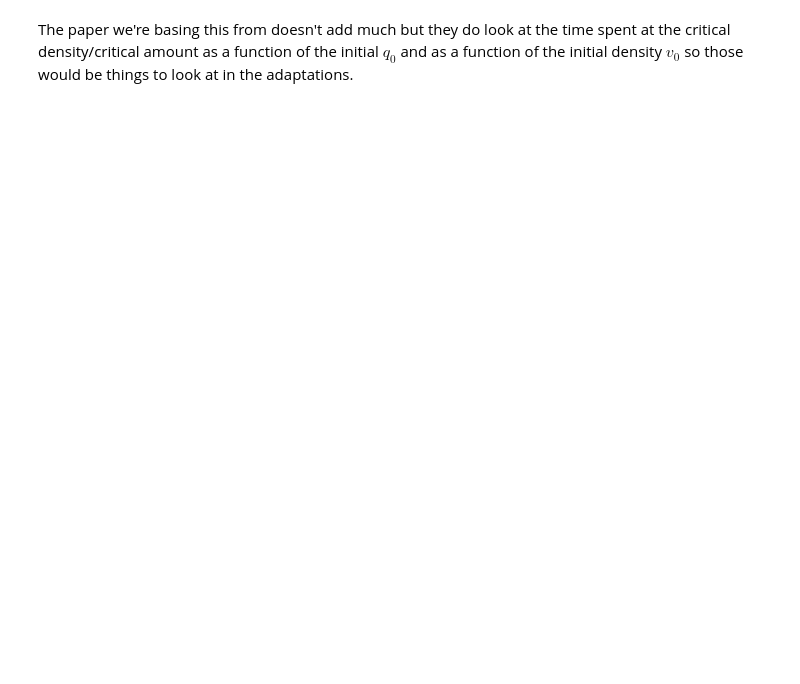
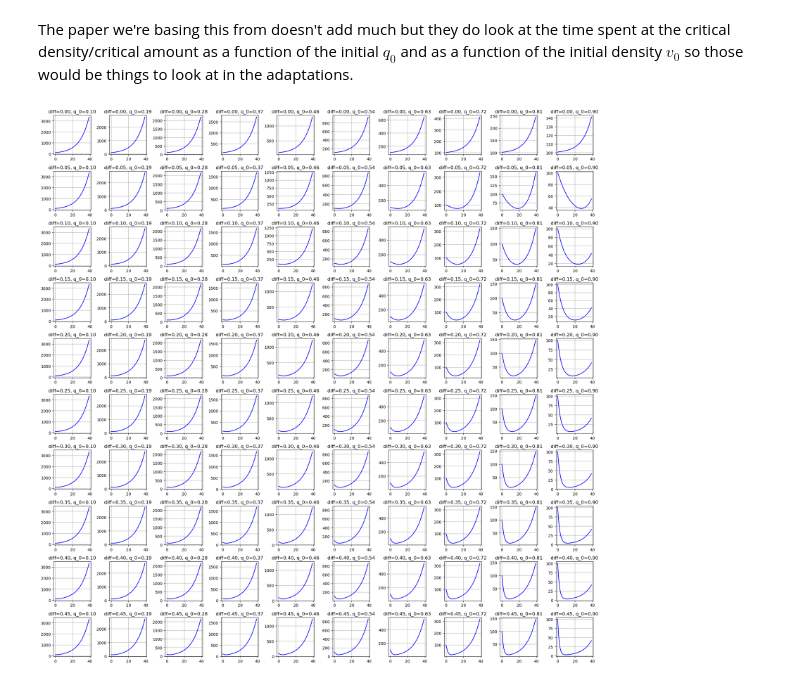
Before and after one commit to jonazhu/extinctionmodeling, a Jupyter notebook: q2_invadingspecies/baseline.ipynb, the cells around one changed output. Cells and saved outputs as stored; diff of their text form; code cells hidden in the pictures; blank space fills up the shorter version.

```diff
--- a/q2_invadingspecies/baseline.ipynb
+++ b/q2_invadingspecies/baseline.ipynb
@@ -314,2 +314,26 @@ plt.show()
 # %% [markdown]
 The paper we're basing this from doesn't add much but they do look at the time spent at the critical density/critical amount as a function of the initial $q_0$ and as a function of the initial density $v_0$ so those would be things to look at in the adaptations.
+# %%
+#same as prior multiplots but for various q_0, and difference between s and m_max
+m_max = 0.1
+diffs = np.linspace(0, 0.45, 10)
+q_0s = np.linspace(0.1, 0.9, 10)
+pops_all = []
+
+for diff in diffs:
+    for q_0 in q_0s:
+        s = m_max + diff
+        pops = diploid_locus_model(m_max, s, n_0, q_0, generations=40)
+        pops_all.append(pops)
+
+#plot all the runs in a grid of 10x10 subplots
+fig, axs = plt.subplots(10, 10, figsize=(20, 20))
+for i, pops in enumerate(pops_all):
+    ax = axs[i // 10, i % 10]
+    ax.plot(pops, color='blue')
+    ax.set_title(f'diff={diffs[i // 10]:.2f}, q_0={q_0s[i % 10]:.2f}')
+    ax.grid()
+plt.tight_layout()
+plt.show()
+# %% [output]
+[figure, added]
```
Also changed, not shown: parts of 2 cells of this notebook, 1 other file.
